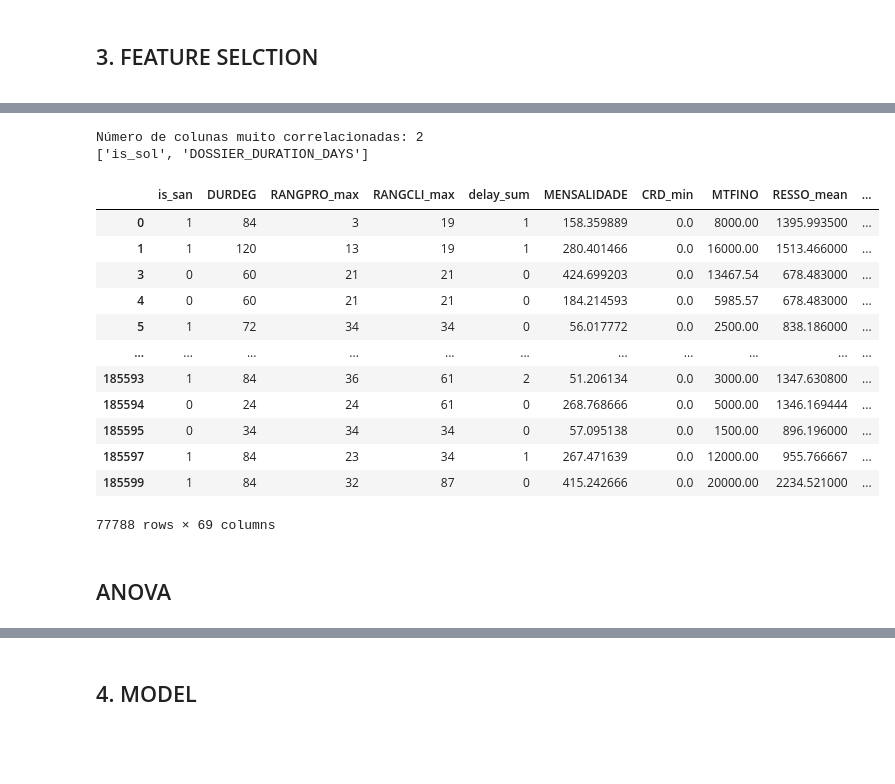
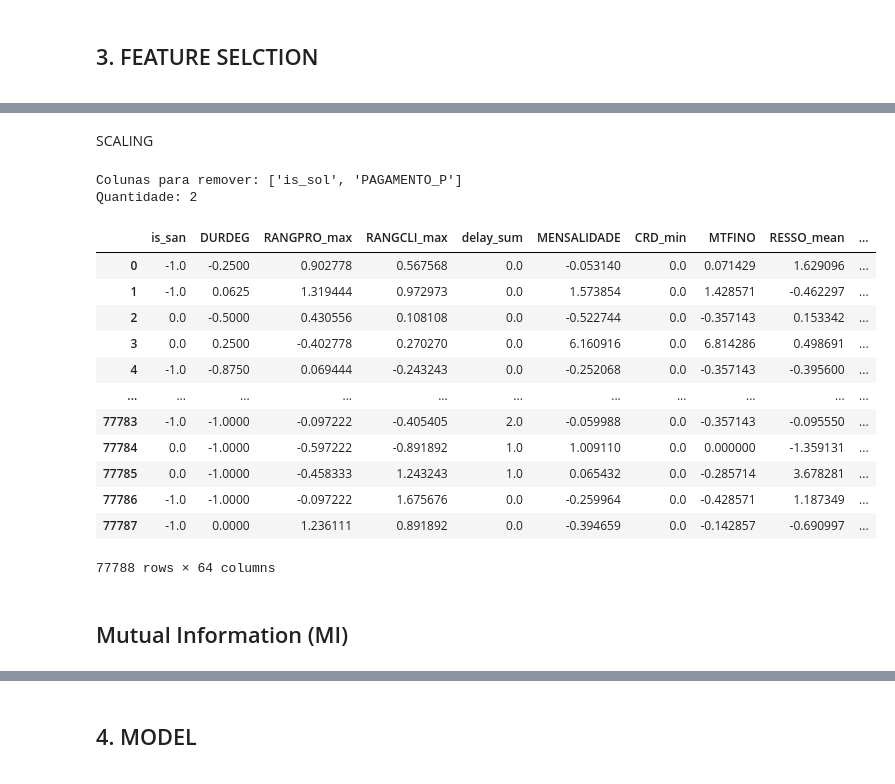
Before and after one commit to Alanog10/BNP-Paribas, a Jupyter notebook: Model.ipynb, the cells around one changed output, grey strips where cells are left out. Cells and saved outputs as stored; diff of their text form; code cells hidden in the pictures; blank space fills up the shorter version.

```diff
--- a/Model.ipynb
+++ b/Model.ipynb
@@ -200,5 +361,5 @@ cat_cols = X.select_dtypes(include=["object","bool","category"]).columns
 # %%
-cardinality = X[cat_cols].nunique(dropna=False).sort_values()
+cardinality = train_fs_cat.nunique(dropna=False).sort_values()
 
 low_card_cols = cardinality[cardinality <= 10].index.tolist()
 high_card_cols = cardinality[cardinality > 10].index.tolist()
@@ -261,34 +417,41 @@ Shape final: (77788, 71)
+# %% [markdown]
+SCALING
+# %%
+scaler = RobustScaler()
+train_fs_num = pd.DataFrame(
+    scaler.fit_transform(train_fs_num),
+    columns=train_fs_num.columns,
+    index=train_fs_num.index)
+# %%
+train_scaled = pd.concat([train_fs_num, train_fs_cat], axis=1)
 # %%
-# matriz de correlação absoluta
-corr_matrix = X.corr().abs()
+corr_matrix = train_scaled.corr().abs()
 
-# parte superior da matriz
 upper = corr_matrix.where(np.triu(np.ones(corr_matrix.shape), k=1).astype(bool))
 
-# colunas com correlação > 0.9
-high_corr_cols = [col for col in upper.columns if any(upper[col] > 0.9)]
+to_drop = [col for col in upper.columns if any(upper[col] > 0.9)]
 
-print("Número de colunas muito correlacionadas:", len(high_corr_cols))
-print(high_corr_cols)
+print("Colunas para remover:", to_drop)
+print("Quantidade:", len(to_drop))
 # %% [output]
-Número de colunas muito correlacionadas: 2
-['is_sol', 'DOSSIER_DURATION_DAYS']
+Colunas para remover: ['is_sol', 'PAGAMENTO_P']
+Quantidade: 2
 # %%
-X = X.drop(columns=high_corr_cols)
-X
+train_scaled = train_scaled.drop(columns=to_drop)
+train_scaled
 # %% [output]
 |  | is_san | DURDEG | RANGPRO_max | RANGCLI_max | delay_sum | MENSALIDADE | CRD_min | MTFINO | RESSO_mean | ... |
-| 0 | 1 | 84 | 3 | 19 | 1 | 158.359889 | 0.0 | 8000.00 | 1395.993500 | ... |
-| 1 | 1 | 120 | 13 | 19 | 1 | 280.401466 | 0.0 | 16000.00 | 1513.466000 | ... |
-| 3 | 0 | 60 | 21 | 21 | 0 | 424.699203 | 0.0 | 13467.54 | 678.483000 | ... |
-| 4 | 0 | 60 | 21 | 21 | 0 | 184.214593 | 0.0 | 5985.57 | 678.483000 | ... |
-| 5 | 1 | 72 | 34 | 34 | 0 | 56.017772 | 0.0 | 2500.00 | 838.186000 | ... |
+| 0 | -1.0 | -0.2500 | 0.902778 | 0.567568 | 0.0 | -0.053140 | 0.0 | 0.071429 | 1.629096 | ... |
+| 1 | -1.0 | 0.0625 | 1.319444 | 0.972973 | 0.0 | 1.573854 | 0.0 | 1.428571 | -0.462297 | ... |
+| 2 | 0.0 | -0.5000 | 0.430556 | 0.108108 | 0.0 | -0.522744 | 0.0 | -0.357143 | 0.153342 | ... |
+| 3 | 0.0 | 0.2500 | -0.402778 | 0.270270 | 0.0 | 6.160916 | 0.0 | 6.814286 | 0.498691 | ... |
+| 4 | -1.0 | -0.8750 | 0.069444 | -0.243243 | 0.0 | -0.252068 | 0.0 | -0.357143 | -0.395600 | ... |
 | ... | ... | ... | ... | ... | ... | ... | ... | ... | ... | ... |
-| 185593 | 1 | 84 | 36 | 61 | 2 | 51.206134 | 0.0 | 3000.00 | 1347.630800 | ... |
-| 185594 | 0 | 24 | 24 | 61 | 0 | 268.768666 | 0.0 | 5000.00 | 1346.169444 | ... |
-| 185595 | 0 | 34 | 34 | 34 | 0 | 57.095138 | 0.0 | 1500.00 | 896.196000 | ... |
-| 185597 | 1 | 84 | 23 | 34 | 1 | 267.471639 | 0.0 | 12000.00 | 955.766667 | ... |
-| 185599 | 1 | 84 | 32 | 87 | 0 | 415.242666 | 0.0 | 20000.00 | 2234.521000 | ... |
+| 77783 | -1.0 | -1.0000 | -0.097222 | -0.405405 | 2.0 | -0.059988 | 0.0 | -0.357143 | -0.095550 | ... |
+| 77784 | 0.0 | -1.0000 | -0.597222 | -0.891892 | 1.0 | 1.009110 | 0.0 | 0.000000 | -1.359131 | ... |
+| 77785 | 0.0 | -1.0000 | -0.458333 | 1.243243 | 1.0 | 0.065432 | 0.0 | -0.285714 | 3.678281 | ... |
+| 77786 | -1.0 | -1.0000 | -0.097222 | 1.675676 | 0.0 | -0.259964 | 0.0 | -0.428571 | 1.187349 | ... |
+| 77787 | -1.0 | 0.0000 | 1.236111 | 0.891892 | 0.0 | -0.394659 | 0.0 | -0.142857 | -0.690997 | ... |
-77788 rows × 69 columns
+77788 rows × 64 columns
 # %% [markdown]
-## ANOVA
+## Mutual Information (MI)
```
Also changed, not shown: parts of 48 cells of this notebook.
